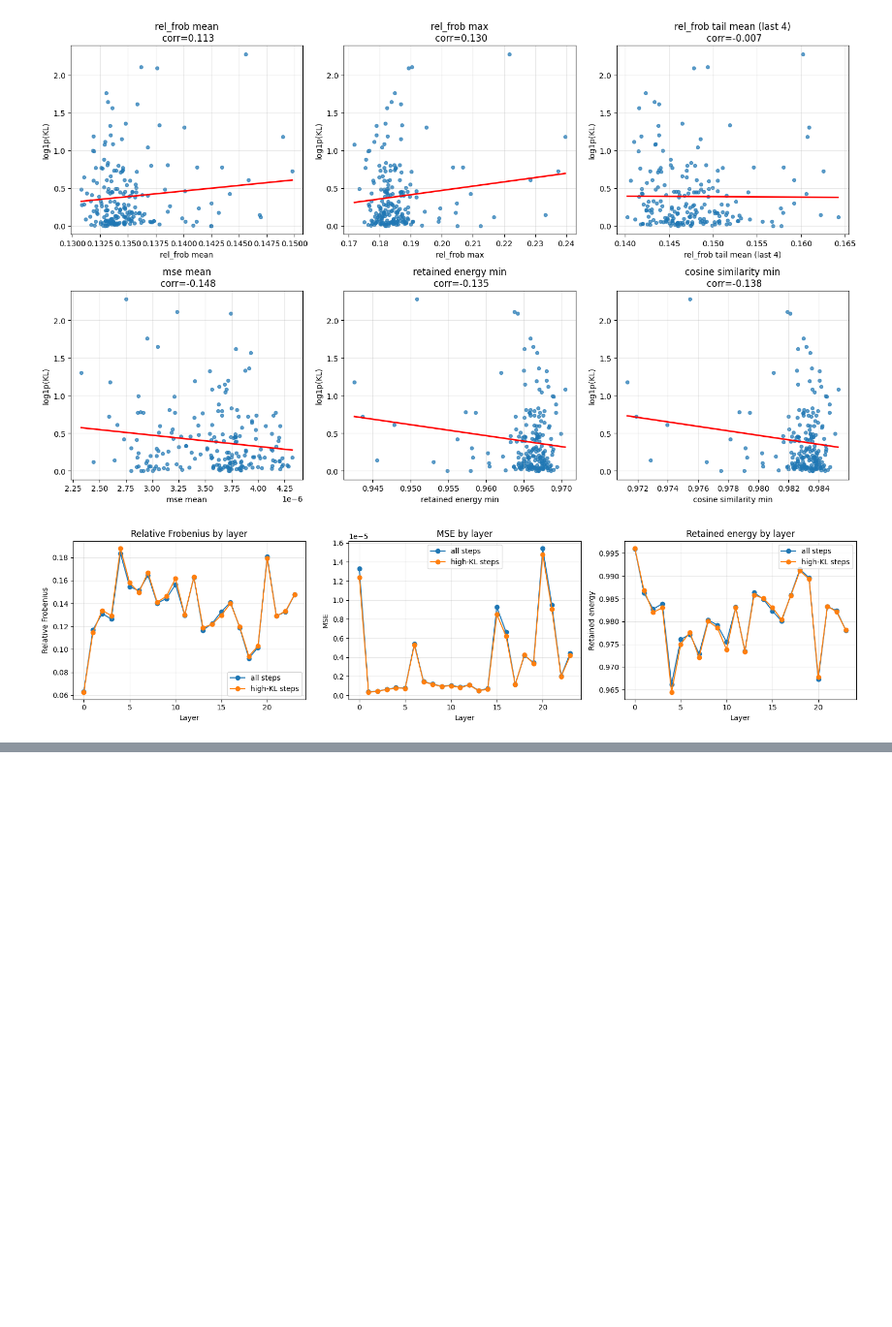
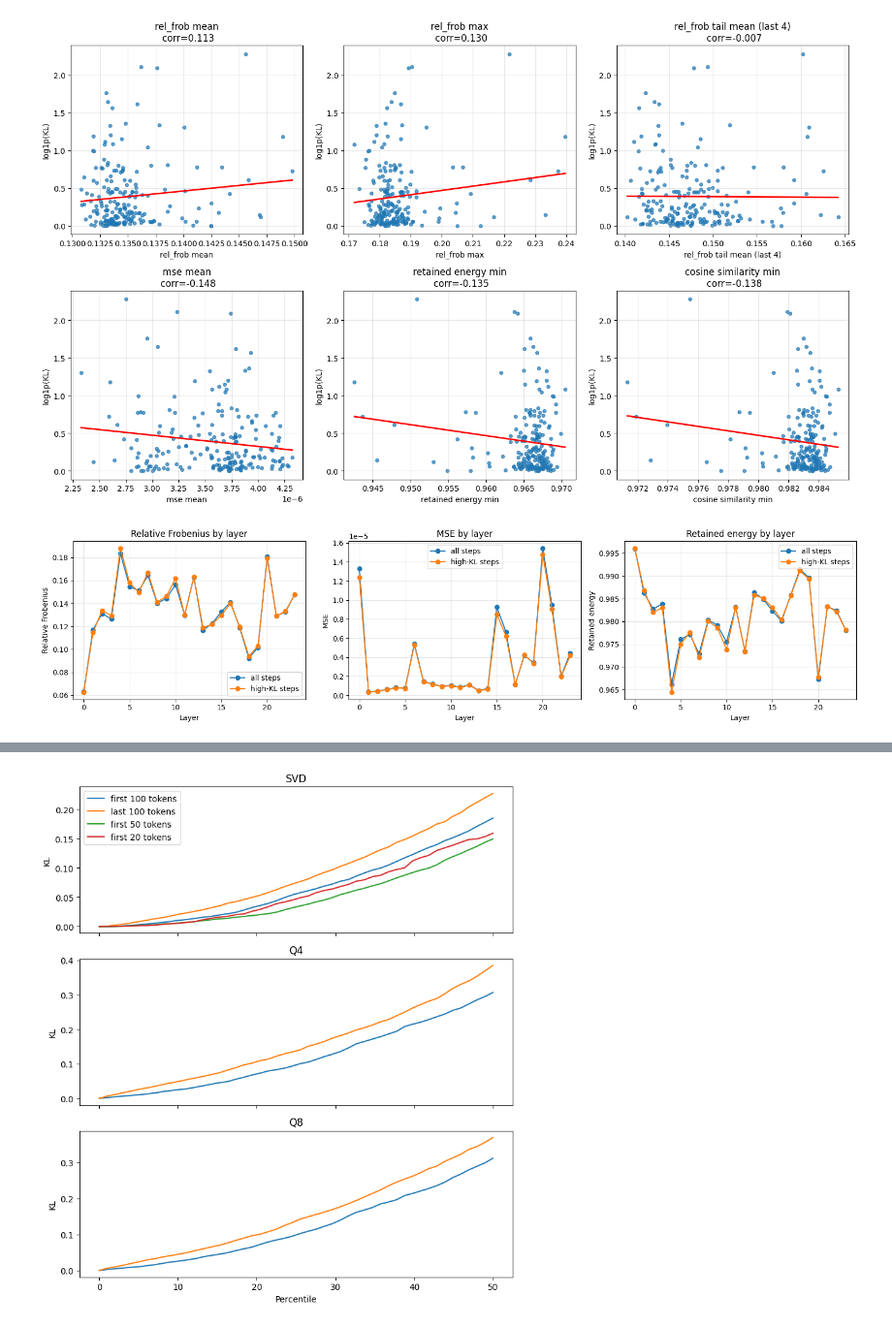
Before and after one commit to Teddygat0r/sssm-states, a Jupyter notebook: data_analysis.ipynb, the cells around one changed output, grey strips where cells are left out. Shown at 97% size. Cells and saved outputs as stored; diff of their text form; code cells hidden in the pictures; blank space fills up the shorter version.

```diff
--- a/data_analysis.ipynb
+++ b/data_analysis.ipynb
@@ -195,0 +245,66 @@ plt.show()
+# %%
+# plot percentile curves (handles ints, arrays, and tensors)
+def _flatten_numeric(values):
+    flat = []
+    for v in values:
+        if isinstance(v, torch.Tensor):
+            flat.extend(v.detach().cpu().numpy().ravel().tolist())
+        else:
+            flat.extend(np.asarray(v).ravel().tolist())
+    return np.asarray(flat, dtype=float)
+
+cropped_kl_tensors_svd = [k[:100] for k in kl_tensors_svd]
+cropped_kl_tensors_q_4 = [k[:100] for k in kl_tensors_q_4]
+cropped_kl_tensors_q_8 = [k[:100] for k in kl_tensors_q_8]
+
+end_kl_tensors_svd = [k[-100:] for k in kl_tensors_svd]
+end_kl_tensors_q_4 = [k[-100:] for k in kl_tensors_q_4]
+end_kl_tensors_q_8 = [k[-100:] for k in kl_tensors_q_8]\
+
+tokens_50 = [k[:50] for k in kl_tensors_svd]
+tokens_10 = [k[:20] for k in kl_tensors_svd]
+
+percentiles = np.linspace(0, 50)
+svd_vals = _flatten_numeric(cropped_kl_tensors_svd)
+q4_vals = _flatten_numeric(cropped_kl_tensors_q_4)
+q8_vals = _flatten_numeric(cropped_kl_tensors_q_8)
+
+end_svd_vals = _flatten_numeric(end_kl_tensors_svd)
+end_q4_vals = _flatten_numeric(end_kl_tensors_q_4)
+end_q8_vals = _flatten_numeric(end_kl_tensors_q_8)
+
+svd_50_vals = _flatten_numeric(tokens_50)
+svd_10_vals = _flatten_numeric(tokens_10)
+
+percentile_values = np.percentile(svd_vals, percentiles)
+percentile_values_q_4 = np.percentile(q4_vals, percentiles)
+percentile_values_q_8 = np.percentile(q8_vals, percentiles)
+
+percentile_values_50 = np.percentile(svd_50_vals, percentiles)
+percentile_values_10 = np.percentile(svd_10_vals, percentiles)
+
+end_percentile_values = np.percentile(end_svd_vals, percentiles)
+end_percentile_values_q_4 = np.percentile(end_q4_vals, percentiles)
+end_percentile_values_q_8 = np.percentile(end_q8_vals, percentiles)
+
+fig, ax = plt.subplots(3, figsize=(8, 9), sharex=True)
+ax[0].plot(percentiles, percentile_values, label="first 100 tokens")
+ax[0].plot(percentiles, end_percentile_values, label="last 100 tokens")
+ax[0].plot(percentiles, percentile_values_50, label="first 50 tokens")
+ax[0].plot(percentiles, percentile_values_10, label="first 20 tokens")
+ax[0].set_title("SVD")
+ax[0].legend()
+ax[1].plot(percentiles, percentile_values_q_4)
+ax[1].plot(percentiles, end_percentile_values_q_4)
+ax[1].set_title("Q4")
+ax[2].plot(percentiles, percentile_values_q_8)
+ax[2].plot(percentiles, end_percentile_values_q_8)
+ax[2].set_title("Q8")
+ax[2].set_xlabel("Percentile")
+for a in ax:
+    a.set_ylabel("KL")
+
+plt.tight_layout()
+plt.show()
+# %% [output]
+[figure, added]
```
Also changed, not shown: parts of 14 cells of this notebook, 1 other file.
